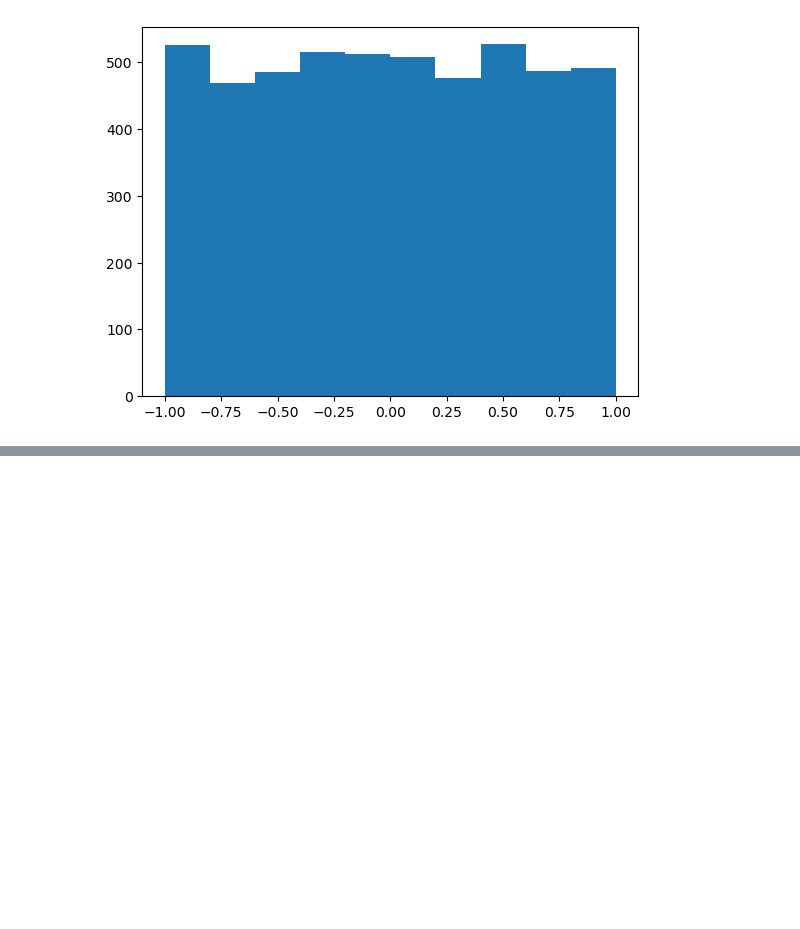
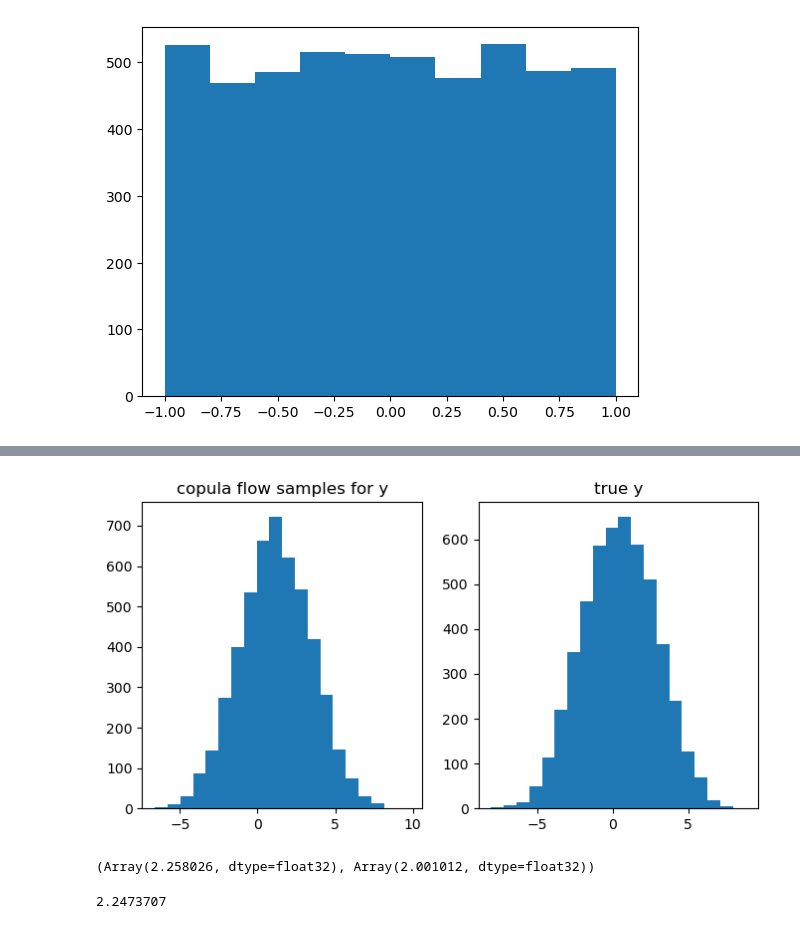
Before and after one commit to llaurabatt/frugal-flows, a Jupyter notebook: clean_playground.ipynb, the cells around one changed output, grey strips where cells are left out. Cells and saved outputs as stored; diff of their text form; code cells hidden in the pictures; blank space fills up the shorter version.

```diff
--- a/clean_playground.ipynb
+++ b/clean_playground.ipynb
@@ -268,0 +513,15 @@ plt.hist(corruni_m1p1[:,0]);
+# %%
+fig,ax =plt.subplots(1,2, figsize=(8,4))
+ax[0].hist(copula_flow_samples[:,0], label="flow", bins=20)
+ax[0].set_title('copula flow samples for y')
+
+ax[1].hist(y.flatten(), label="flow", bins=20)
+ax[1].set_title('true y')
+# sns.kdeplot(yy,  color='red', ax=ax[1])
+plt.show()
+# %% [output]
+[figure, added]
+# %%
+copula_flow.bijection.bijections[-1].bijection.bijections[0].ate, copula_flow.bijection.bijections[-1].bijection.bijections[0].scale
+# %% [output]
+(Array(2.258026, dtype=float32), Array(2.001012, dtype=float32))
@@ -268,0 +532,4 @@ plt.hist(corruni_m1p1[:,0]);
+# %%
+print(copula_flow_samples_1[:,0].mean())
+# %% [output]
+2.2473707
```
Also changed, not shown: parts of 45 cells of this notebook, 7 other files.
